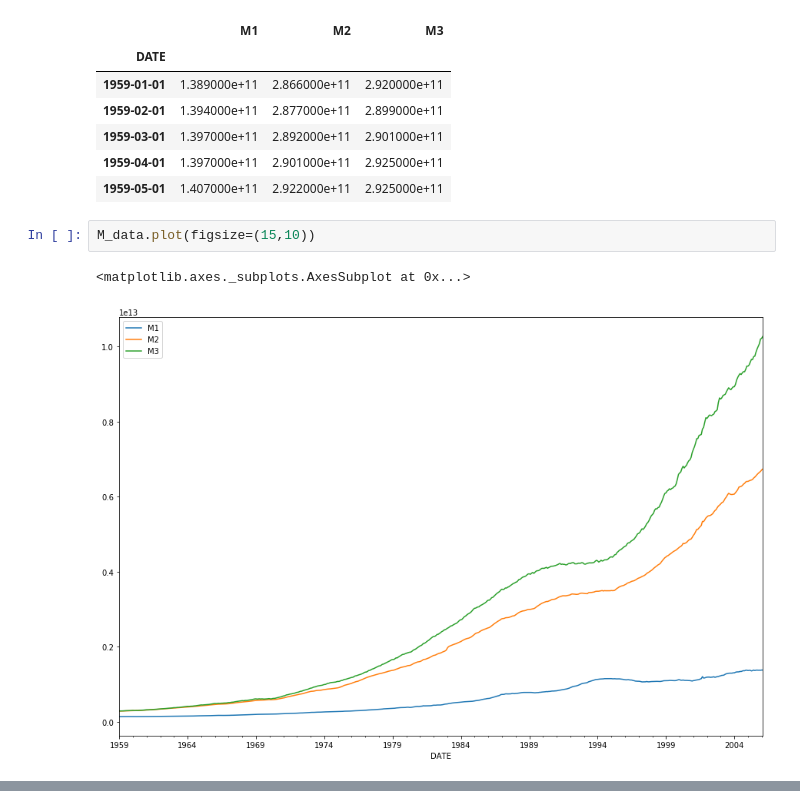
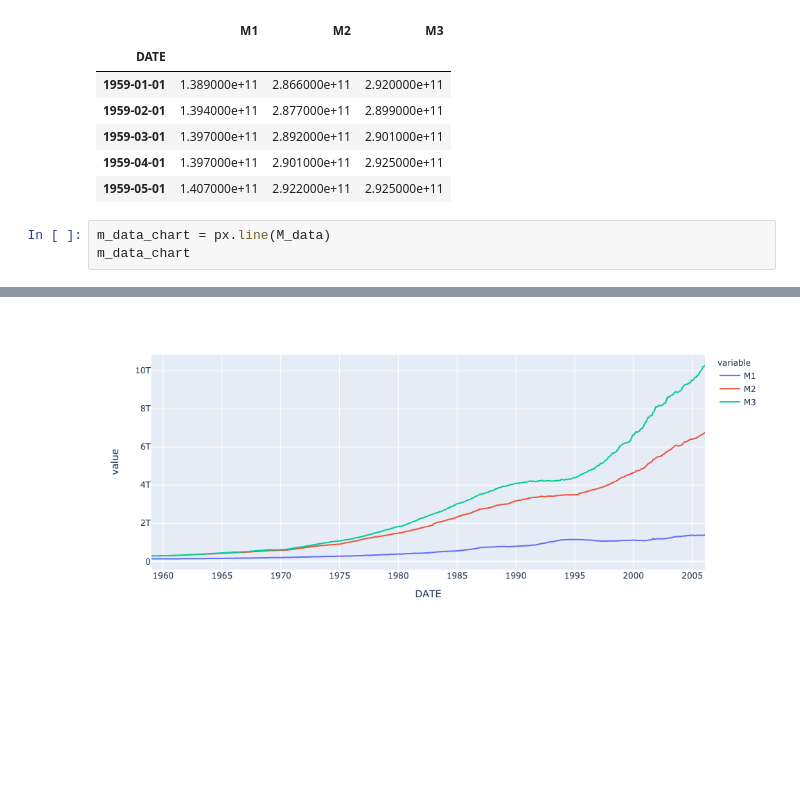
Before and after one commit to 44nash/project_1, a Jupyter notebook: Juan_M_data.ipynb, the cells around one changed output, grey strips where cells are left out. Drawn from its saved outputs; the diff is of its cells as text; blank space fills up the shorter version.

Commit message:
adding graphs

```diff
--- a/Juan_M_data.ipynb
+++ b/Juan_M_data.ipynb
@@ -54,8 +54,7 @@ M_data.head()
 | 1959-03-01 | 1.397000e+11 | 2.892000e+11 | 2.901000e+11 |
 | 1959-04-01 | 1.397000e+11 | 2.901000e+11 | 2.925000e+11 |
 | 1959-05-01 | 1.407000e+11 | 2.922000e+11 | 2.925000e+11 |
-# %%
-M_data.plot(figsize=(15,10))
-# %% [output]
-<matplotlib.axes._subplots.AxesSubplot at 0x...>
-[figure, removed]
+# %%
+m_data_chart = px.line(M_data)
+m_data_chart
+# %% [output]
@@ -61,0 +62 @@ M_data.plot(figsize=(15,10))
+[figure, added]
```
Also changed, not shown: parts of 1 cell of this notebook, 5 other files.
